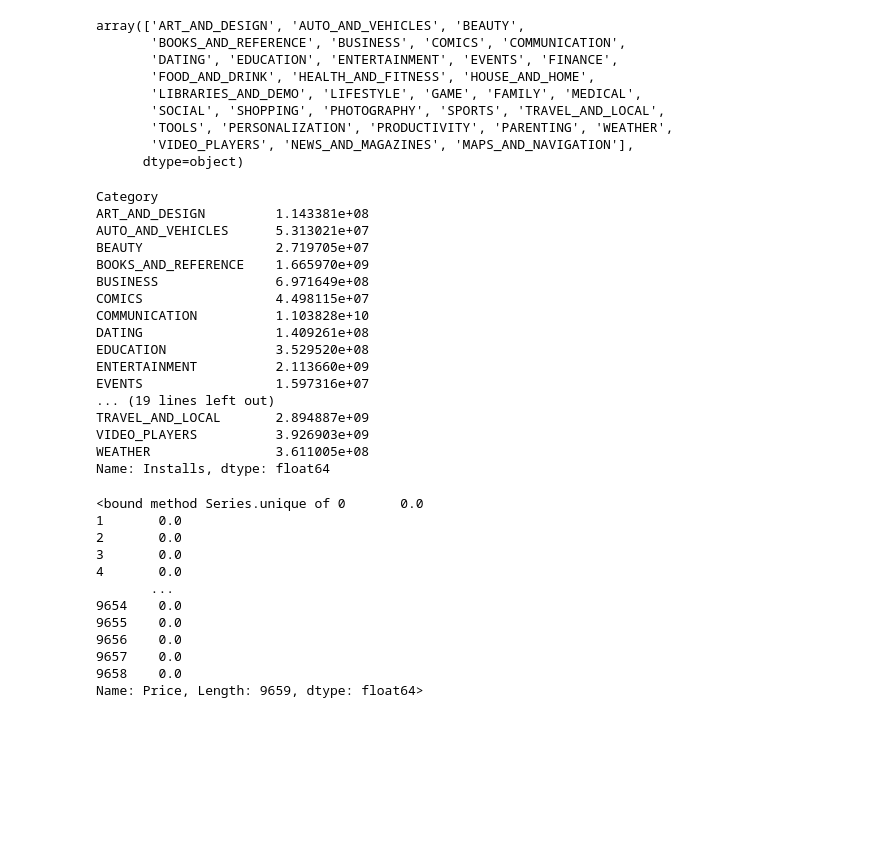
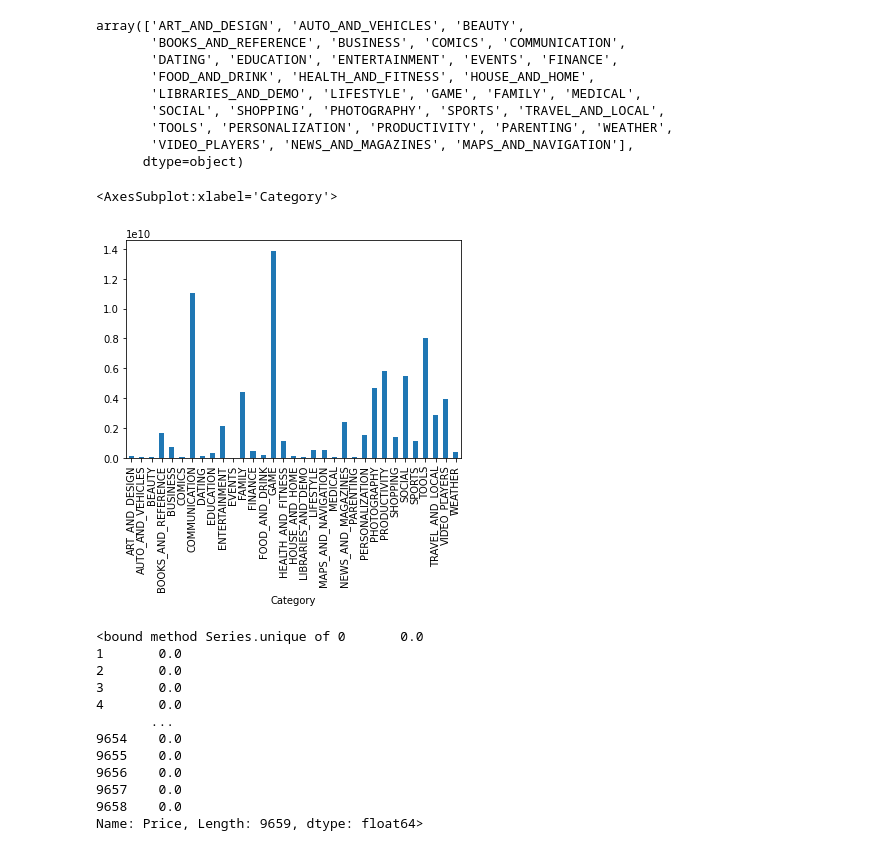
Before and after one commit to andreicioaca/data_5_team_1, a Jupyter notebook: Googleplaystore/DevelHopeTask1.ipynb, the cells around one changed output. Saved outputs shown, nothing was run; the diff lists cells and outputs as text; code cells hidden in the pictures; blank space fills up the shorter version.

```diff
--- a/Googleplaystore/DevelHopeTask1.ipynb
+++ b/Googleplaystore/DevelHopeTask1.ipynb
@@ -41,25 +41,12 @@ array(['ART_AND_DESIGN', 'AUTO_AND_VEHICLES', 'BEAUTY',
        'VIDEO_PLAYERS', 'NEWS_AND_MAGAZINES', 'MAPS_AND_NAVIGATION'],
       dtype=object)
 # %%
-data.groupby('Category')['Installs'].sum()
+Installs_sum = data.groupby('Category')['Installs'].sum()
-# %% [output]
-Category
-ART_AND_DESIGN         1.143381e+08
-AUTO_AND_VEHICLES      5.313021e+07
-BEAUTY                 2.719705e+07
-BOOKS_AND_REFERENCE    1.665970e+09
-BUSINESS               6.971649e+08
-COMICS                 4.498115e+07
-COMMUNICATION          1.103828e+10
-DATING                 1.409261e+08
-EDUCATION              3.529520e+08
-ENTERTAINMENT          2.113660e+09
-EVENTS                 1.597316e+07
-... (19 lines left out)
-TRAVEL_AND_LOCAL       2.894887e+09
-VIDEO_PLAYERS          3.926903e+09
-WEATHER                3.611005e+08
-Name: Installs, dtype: float64
+# %%
+Installs_sum.plot.bar()
+# %% [output]
+<AxesSubplot:xlabel='Category'>
+[figure, added]
 # %%
 data.Price.unique
 # %% [output]
```
Also changed, not shown: parts of 3 cells of this notebook.
